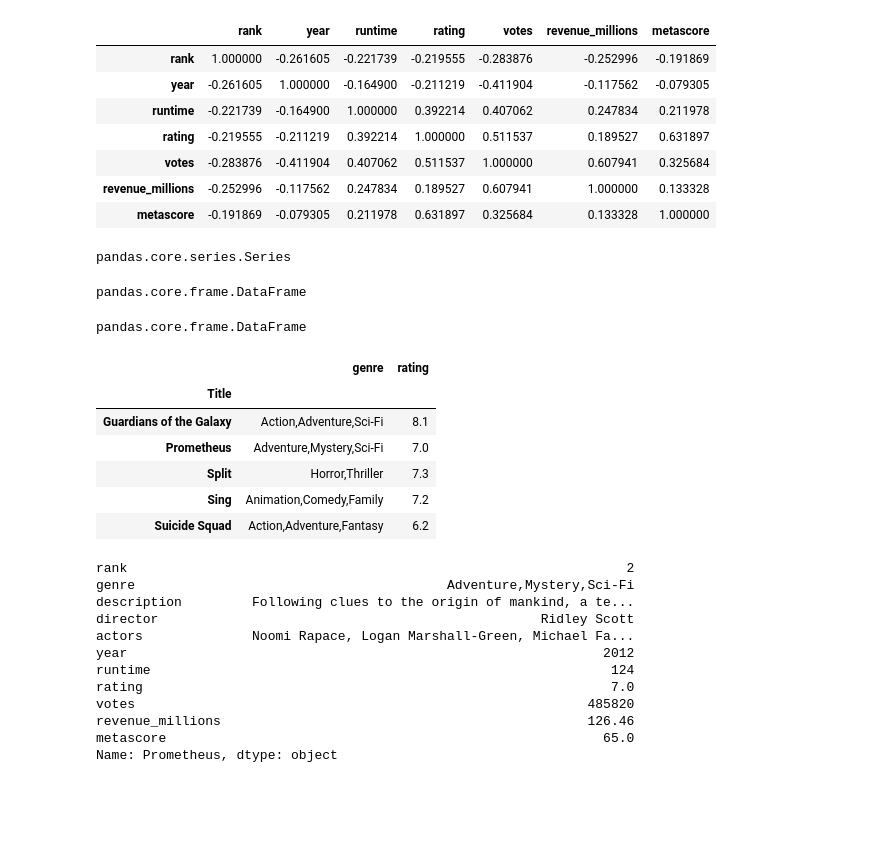
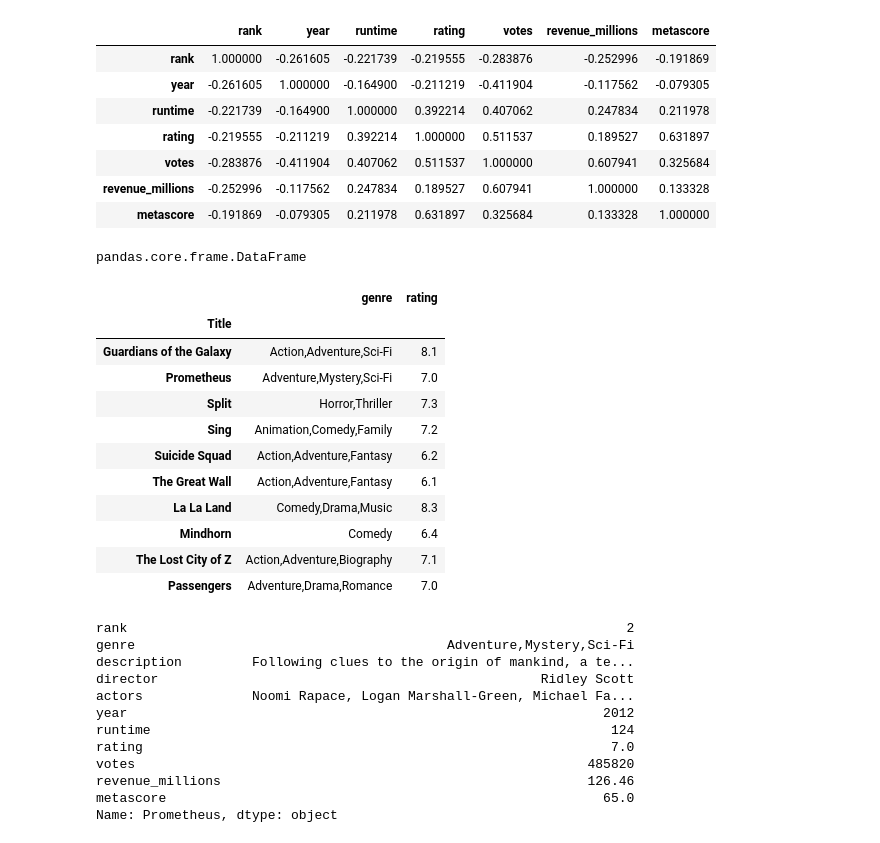
Before and after one commit to TurnipGuy30/Jupyter, a Jupyter notebook: Jupyter/Pandas.ipynb, the cells around one changed output. Drawn from its saved outputs; the diff is of its cells as text; code cells hidden in the pictures; blank space fills up the shorter version.

```diff
--- a/Jupyter/Pandas.ipynb
+++ b/Jupyter/Pandas.ipynb
@@ -278,33 +266,34 @@ movies_df.corr()
 type(movies_df[
 	'genre'
 ])
+
+# see type DataFrame from array selection
+type(movies_df[
+	['genre']
+])
+
+# see type DataFrame from array selection (multiple)
+type(movies_df[
+	['genre', 'rating']
+])
 # %% [output]
-pandas.core.series.Series
+pandas.core.frame.DataFrame
-# %%
-# see type DataFrame from array selection
-type(movies_df[
-	['genre']
-])
-# %% [output]
-pandas.core.frame.DataFrame
-# %%
-# see type DataFrame from array (multiple)
-type(movies_df[
-	['genre', 'rating']
-])
-# %% [output]
-pandas.core.frame.DataFrame
 # %%
-# select columns from data
-movies_df[['genre', 'rating']].head()
+# display specific columns from DataSet
+movies_df[['genre', 'rating']].head(10)
 # %% [output]
 |  | genre | rating |
 | Title |  |  |
 | Guardians of the Galaxy | Action,Adventure,Sci-Fi | 8.1 |
 | Prometheus | Adventure,Mystery,Sci-Fi | 7.0 |
 | Split | Horror,Thriller | 7.3 |
 | Sing | Animation,Comedy,Family | 7.2 |
 | Suicide Squad | Action,Adventure,Fantasy | 6.2 |
+| The Great Wall | Action,Adventure,Fantasy | 6.1 |
+| La La Land | Comedy,Drama,Music | 8.3 |
+| Mindhorn | Comedy | 6.4 |
+| The Lost City of Z | Action,Adventure,Biography | 7.1 |
+| Passengers | Adventure,Drama,Romance | 7.0 |
 # %%
 # locate row by index data
 movies_df.loc['Prometheus']
```
Also changed, not shown: parts of 26 cells of this notebook, 1 other file.
